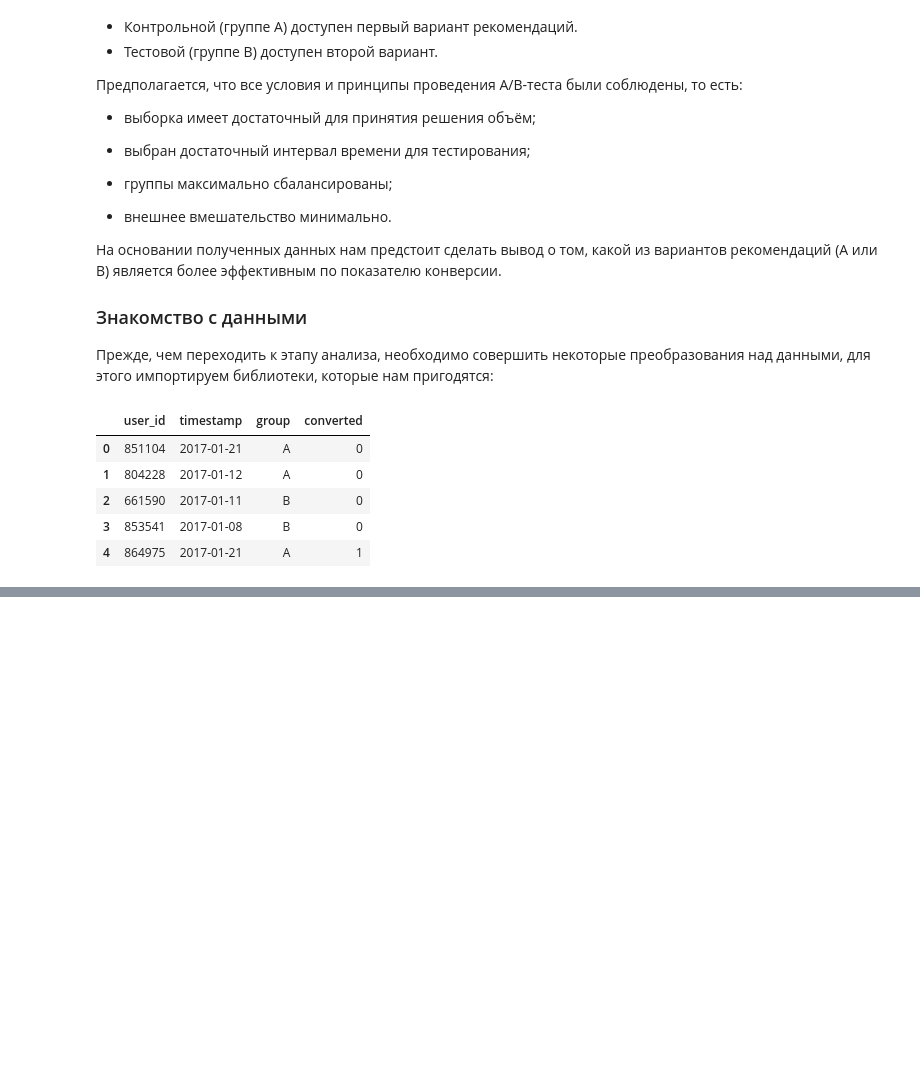
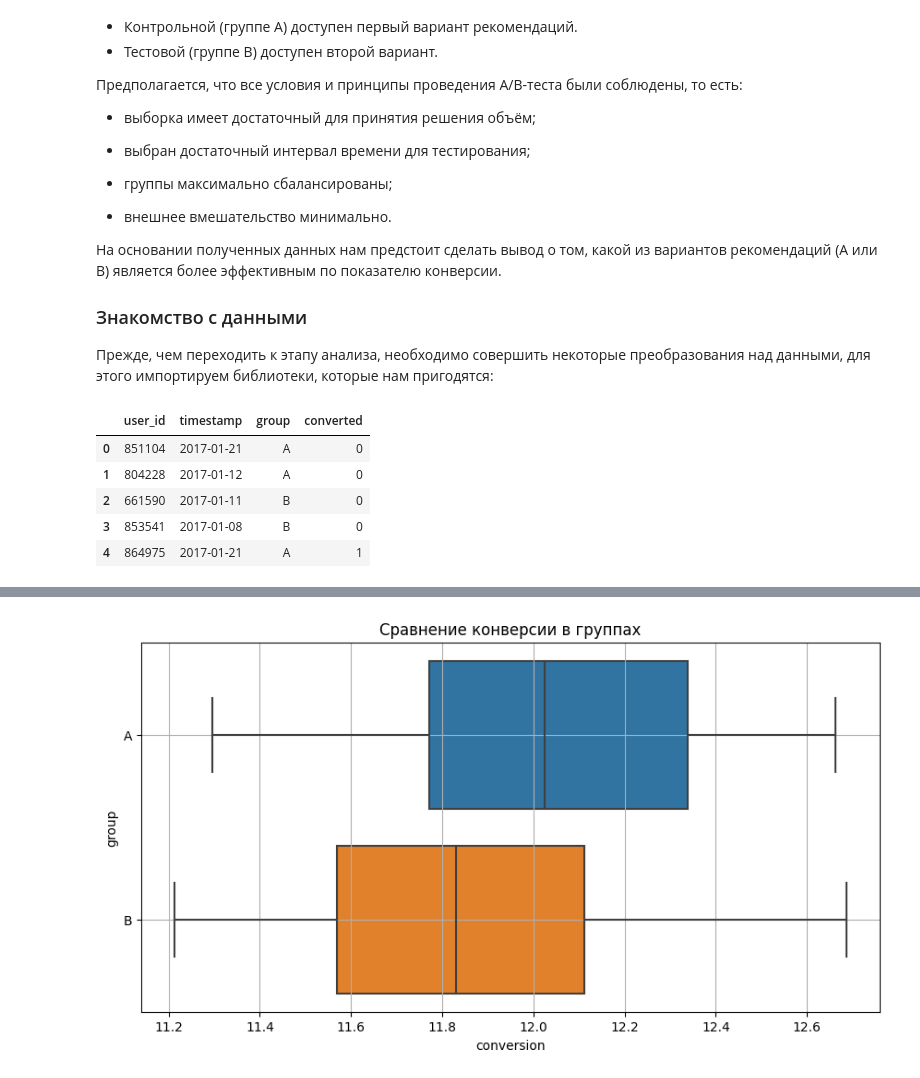
Before and after one commit to inconstant1313/Sandbox, a Jupyter notebook: DSPR_119/EDA_5/EDA_5_theory.ipynb, the cells around one changed output, grey strips where cells are left out. Saved outputs shown, nothing was run; the diff lists cells and outputs as text; code cells hidden in the pictures; blank space fills up the shorter version.

```diff
--- a/DSPR_119/EDA_5/EDA_5_theory.ipynb
+++ b/DSPR_119/EDA_5/EDA_5_theory.ipynb
@@ -45,0 +67,2 @@ ab_data.head()
+# %%
+ab_data['timestamp'] = pd.to_datetime(ab_data['timestamp'], format='%Y-%m-%d')
@@ -45,0 +73,6 @@ ab_data.head()
+# %%
+daily_data = ab_data.groupby(['timestamp','group']).agg({
+    'user_id':'count',
+    'converted':'sum'
+}).reset_index().rename(columns={'user_id': 'users_count'})
+daily_data.head()
@@ -45,0 +96,4 @@ ab_data.head()
+# %%
+daily_data['conversion'] = daily_data['converted']/daily_data['users_count']*100
+mask = (daily_data['timestamp'] == '2017-01-05')&(daily_data['group'] == 'A')
+print(round(daily_data[mask]['conversion'].values[0], 2))
@@ -45,0 +108,13 @@ ab_data.head()
+# %%
+# создаём фигуру размером 8x4
+fig = plt.figure(figsize=(8, 4))
+# добавляем систему координат
+ax = fig.add_axes([1, 1, 1, 1])
+# строим boxplot для conversion по признаку group
+sns.boxplot(data=daily_data, x='conversion', y='group', ax=ax)
+# задаём подпись к графику
+ax.set_title('Сравнение конверсии в группах')
+# задаём отображение сетки
+ax.grid(True);
+# %% [output]
+[figure, added]
```
Also changed, not shown: parts of 47 cells of this notebook.
